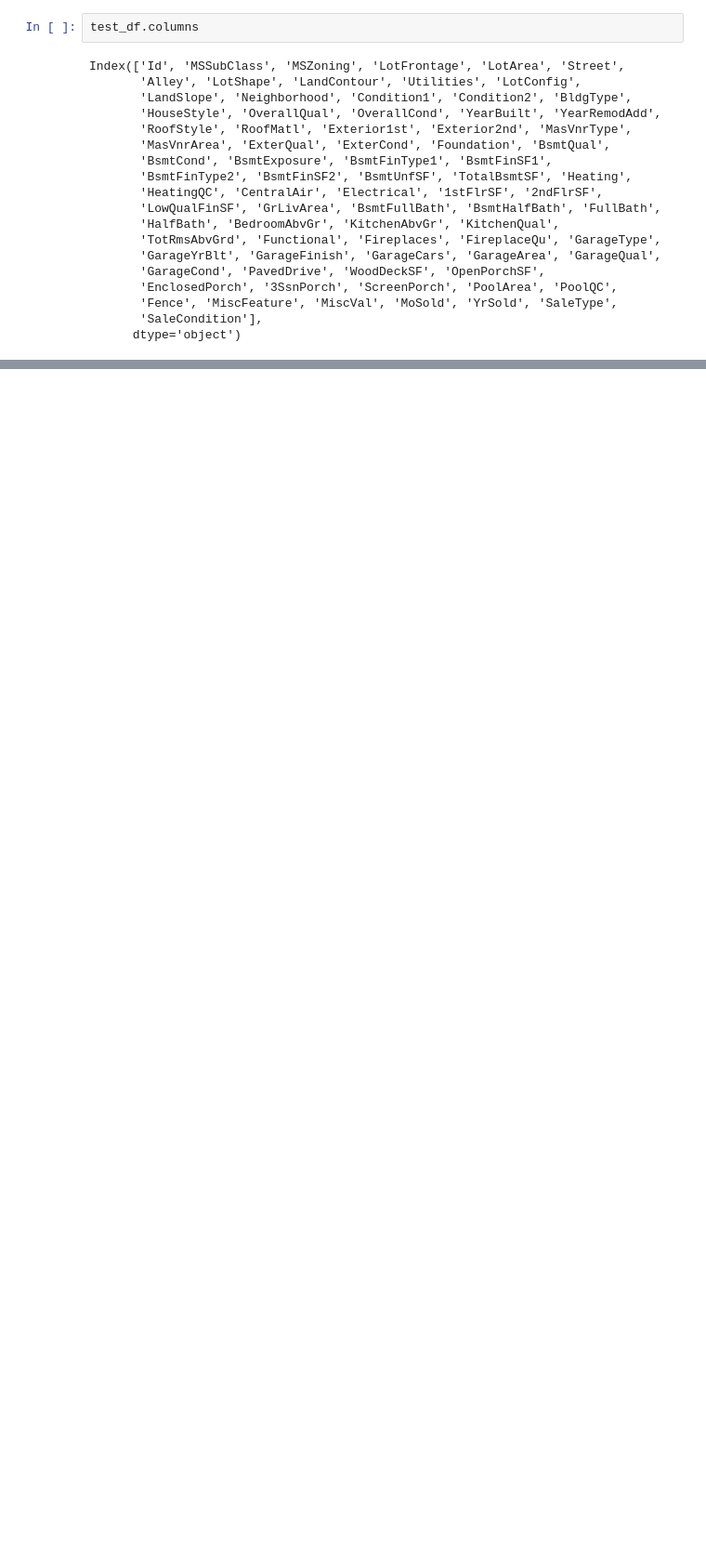
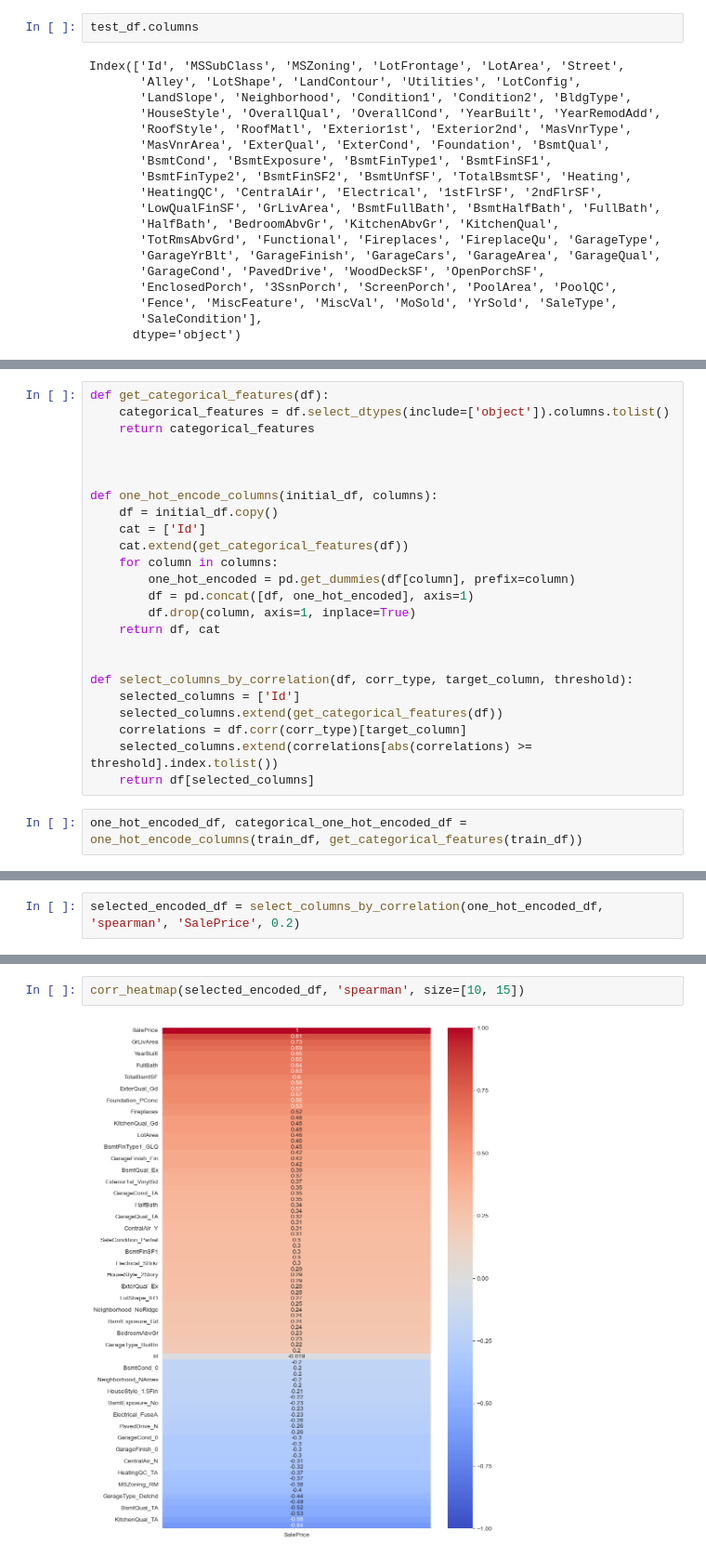
Before and after one commit to fabricio-inoue/House-Prices---Regression, a Jupyter notebook: House-pricing.ipynb, the cells around one changed output, grey strips where cells are left out. Shown: that part at 93% size. Cells and saved outputs as stored; diff of their text form; blank space fills up the shorter version.

```diff
--- a/House-pricing.ipynb
+++ b/House-pricing.ipynb
@@ -60,0 +257,26 @@ Index(['Id', 'MSSubClass', 'MSZoning', 'LotFrontage', 'LotArea', 'Street',
+# %%
+def get_categorical_features(df):
+    categorical_features = df.select_dtypes(include=['object']).columns.tolist()
+    return categorical_features
+
+
+
+def one_hot_encode_columns(initial_df, columns):
+    df = initial_df.copy()
+    cat = ['Id']
+    cat.extend(get_categorical_features(df))
+    for column in columns:
+        one_hot_encoded = pd.get_dummies(df[column], prefix=column)
+        df = pd.concat([df, one_hot_encoded], axis=1)
+        df.drop(column, axis=1, inplace=True)
+    return df, cat
+
+
+def select_columns_by_correlation(df, corr_type, target_column, threshold):
+    selected_columns = ['Id']
+    selected_columns.extend(get_categorical_features(df))
+    correlations = df.corr(corr_type)[target_column]
+    selected_columns.extend(correlations[abs(correlations) >= threshold].index.tolist())
+    return df[selected_columns]
+# %%
+one_hot_encoded_df, categorical_one_hot_encoded_df = one_hot_encode_columns(train_df, get_categorical_features(train_df))
@@ -60,0 +319,2 @@ Index(['Id', 'MSSubClass', 'MSZoning', 'LotFrontage', 'LotArea', 'Street',
+# %%
+selected_encoded_df = select_columns_by_correlation(one_hot_encoded_df, 'spearman', 'SalePrice', 0.2)
@@ -60,0 +418,4 @@ Index(['Id', 'MSSubClass', 'MSZoning', 'LotFrontage', 'LotArea', 'Street',
+# %%
+corr_heatmap(selected_encoded_df, 'spearman', size=[10, 15])
+# %% [output]
+[figure, added]
```
Also changed, not shown: parts of 26 cells of this notebook.
